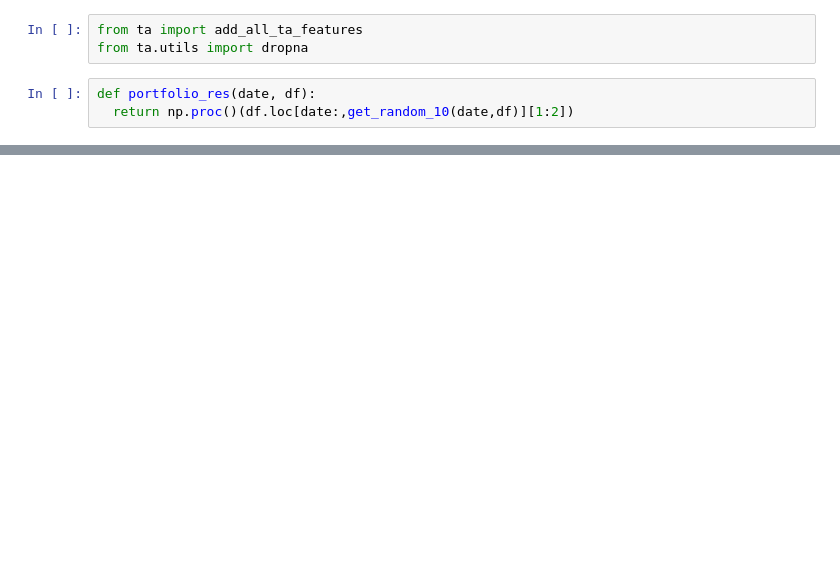
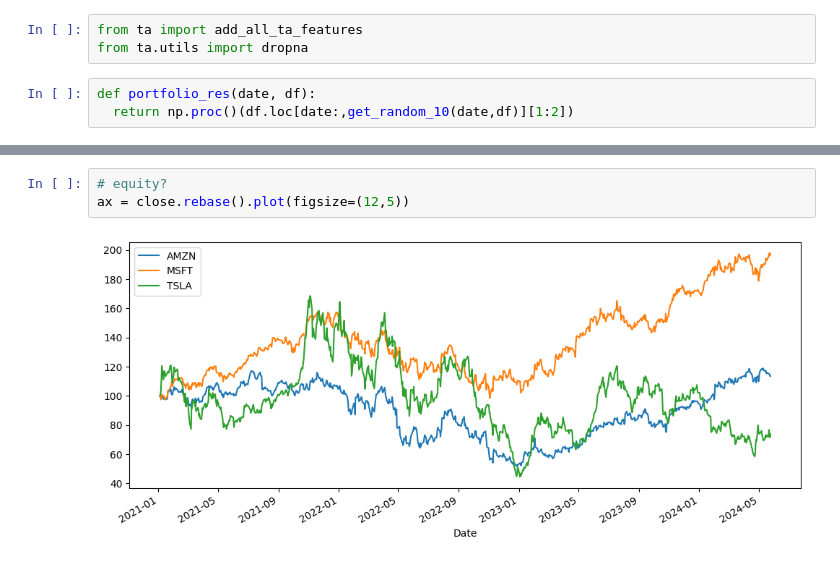
Before and after one commit to MlekoZjad/ML_2024, a Jupyter notebook: simple_portfolio_strategy_KK.ipynb, the cells around one changed output, grey strips where cells are left out. Drawn from its saved outputs; the diff is of its cells as text; blank space fills up the shorter version.

```diff
--- a/simple_portfolio_strategy_KK.ipynb
+++ b/simple_portfolio_strategy_KK.ipynb
@@ -306,0 +412,5 @@ price_data
+# %%
+# equity?
+ax = close.rebase().plot(figsize=(12,5))
+# %% [output]
+[figure, added]
```
Also changed, not shown: parts of 46 cells of this notebook.
